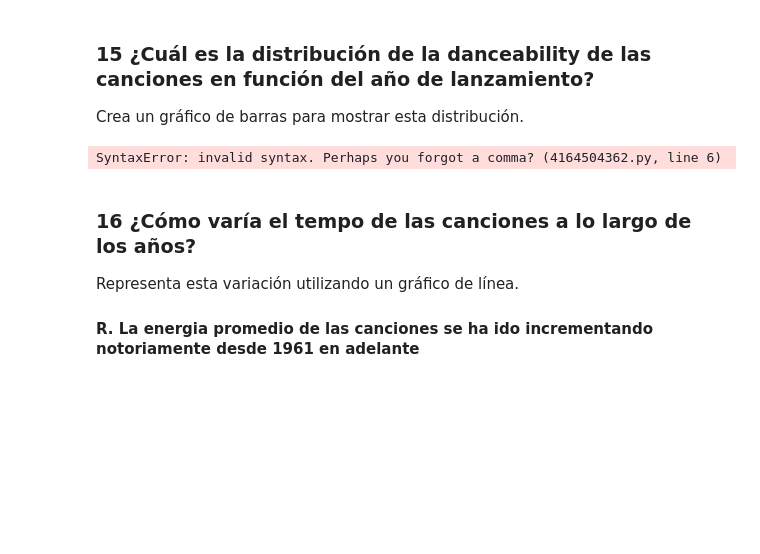
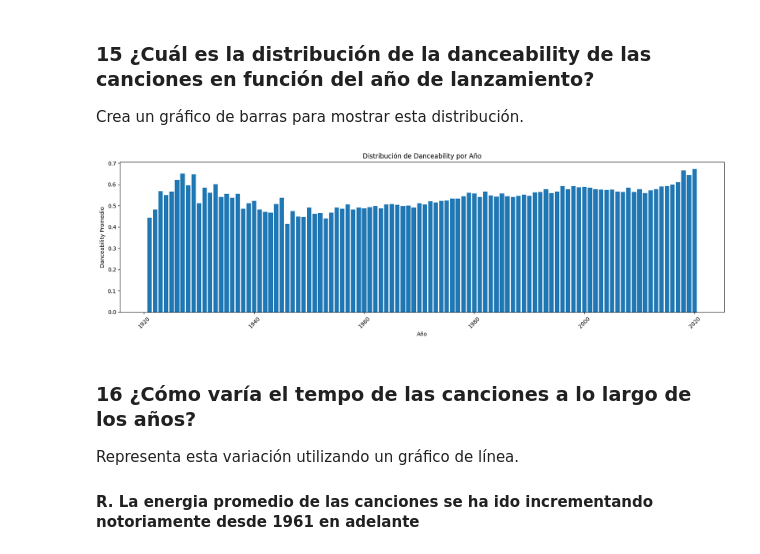
Before and after one commit to NicoapBol/DATA_SCIENCE_UPB_TASKS, a Jupyter notebook: 01 Code/Trabajo_final_by_Nicolas_Acha.ipynb, the cells around one changed output. Drawn from its saved outputs; the diff is of its cells as text; code cells hidden in the pictures; blank space fills up the shorter version.

```diff
--- a/01 Code/Trabajo_final_by_Nicolas_Acha.ipynb
+++ b/01 Code/Trabajo_final_by_Nicolas_Acha.ipynb
@@ -454,14 +454,14 @@ Crea un gráfico de barras para mostrar esta distribución.
 # %%
 mean_danceability_by_year = df.groupby('year')['danceability'].mean()
 plt.figure(figsize=(20, 5))
 plt.bar(mean_danceability_by_year.index, mean_danceability_by_year.values)
 plt.xlabel('Año')
 plt.ylabel('Danceability Promedio')
-plt.title('Distribución de 'Danceability' por Año')
+plt.title('Distribución de Danceability por Año')
 plt.xticks(rotation=45)
 plt.show()
 # %% [output]
-SyntaxError: invalid syntax. Perhaps you forgot a comma? (4164504362.py, line 6)
+[figure, added]
 # %% [markdown]
 ### 16 ¿Cómo varía el tempo de las canciones a lo largo de los años?
 Representa esta variación utilizando un gráfico de línea.
```
